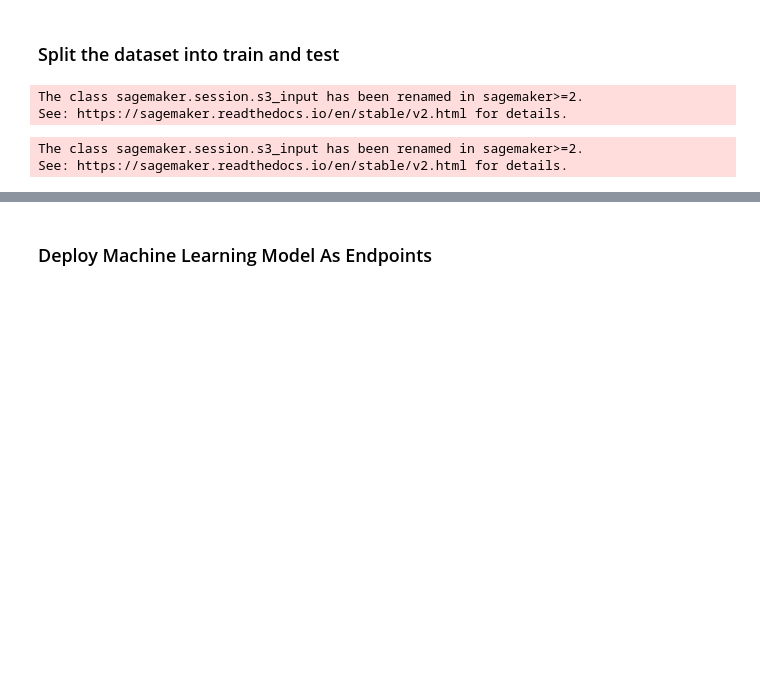
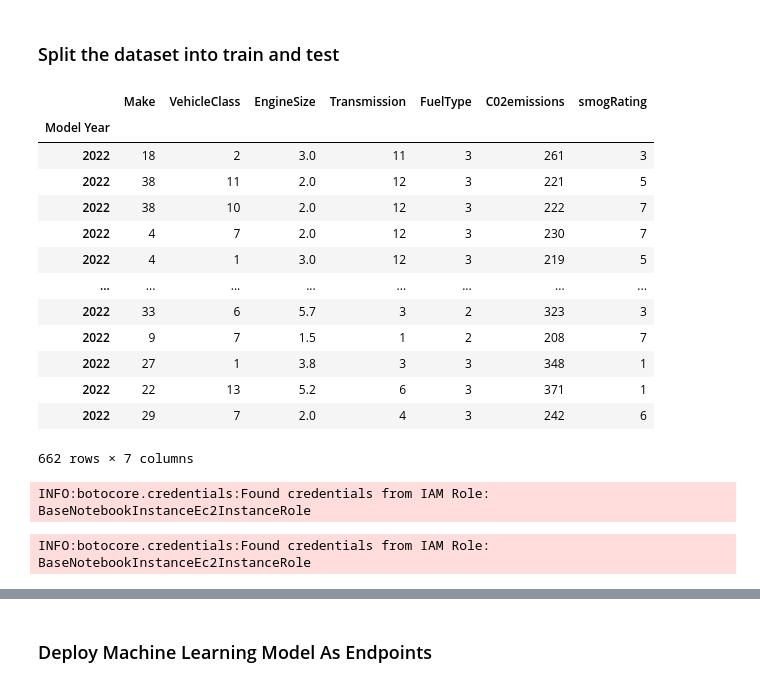
Before and after one commit to hemanta-rijal/amazon_sagemaker, a Jupyter notebook: Amazon_Sagemaker.ipynb, the cells around one changed output, grey strips where cells are left out. Drawn from its saved outputs; the diff is of its cells as text; code cells hidden in the pictures; blank space fills up the shorter version.

```diff
--- a/Amazon_Sagemaker.ipynb
+++ b/Amazon_Sagemaker.ipynb
@@ -405,3 +404,20 @@ train,test = train_test_split(data, test_size=0.30, random_state=0)
 #save the data
 train.to_csv('train.csv',index=False)
 test.to_csv('test.csv',index=False)
+# %%
+train
+# %% [output]
+|  | Make | VehicleClass | EngineSize | Transmission | FuelType | C02emissions | smogRating |
+| Model Year |  |  |  |  |  |  |  |
+| 2022 | 18 | 2 | 3.0 | 11 | 3 | 261 | 3 |
+| 2022 | 38 | 11 | 2.0 | 12 | 3 | 221 | 5 |
+| 2022 | 38 | 10 | 2.0 | 12 | 3 | 222 | 7 |
+| 2022 | 4 | 7 | 2.0 | 12 | 3 | 230 | 7 |
+| 2022 | 4 | 1 | 3.0 | 12 | 3 | 219 | 5 |
+| ... | ... | ... | ... | ... | ... | ... | ... |
+| 2022 | 33 | 6 | 5.7 | 3 | 2 | 323 | 3 |
+| 2022 | 9 | 7 | 1.5 | 1 | 2 | 208 | 7 |
+| 2022 | 27 | 1 | 3.8 | 3 | 3 | 348 | 1 |
+| 2022 | 22 | 13 | 5.2 | 6 | 3 | 371 | 1 |
+| 2022 | 29 | 7 | 2.0 | 4 | 3 | 242 | 6 |
+662 rows × 7 columns
@@ -410,7 +430,6 @@ test.to_csv('test.csv',index=False)
 boto3.Session().resource('s3').Bucket(bucket_name).Object(os.path.join(prefix, 'train/train.csv')).upload_file('train.csv')
 
 # Creating an S3 input for training
-s3_input_train = sagemaker.session.s3_input(s3_data='s3://{}/{}/train'.format(bucket_name, prefix), content_type='csv')
+s3_input_train = sagemaker.inputs.TrainingInput(s3_data='s3://{}/{}/train'.format(bucket_name, prefix), content_type='csv')
 # %% [output]
-The class sagemaker.session.s3_input has been renamed in sagemaker>=2.
-See: https://sagemaker.readthedocs.io/en/stable/v2.html for details.
+INFO:botocore.credentials:Found credentials from IAM Role: BaseNotebookInstanceEc2InstanceRole
@@ -419,10 +442,9 @@ See: https://sagemaker.readthedocs.io/en/stable/v2.html for details.
 boto3.Session().resource('s3').Bucket(bucket_name).Object(os.path.join(prefix, 'test/test.csv')).upload_file('test.csv')
 
 # Creating an S3 input for training
-s3_input_test = sagemaker.session.s3_input(s3_data='s3://{}/{}/test'.format(bucket_name, prefix), content_type='csv')
+s3_input_test = sagemaker.inputs.TrainingInput(s3_data='s3://{}/{}/test'.format(bucket_name, prefix), content_type='csv')
 # %% [output]
-The class sagemaker.session.s3_input has been renamed in sagemaker>=2.
-See: https://sagemaker.readthedocs.io/en/stable/v2.html for details.
+INFO:botocore.credentials:Found credentials from IAM Role: BaseNotebookInstanceEc2InstanceRole
 # %%
 container = get_image_uri(boto3.Session().region_name,
                           'xgboost',
```
Also changed, not shown: parts of 25 cells of this notebook.
